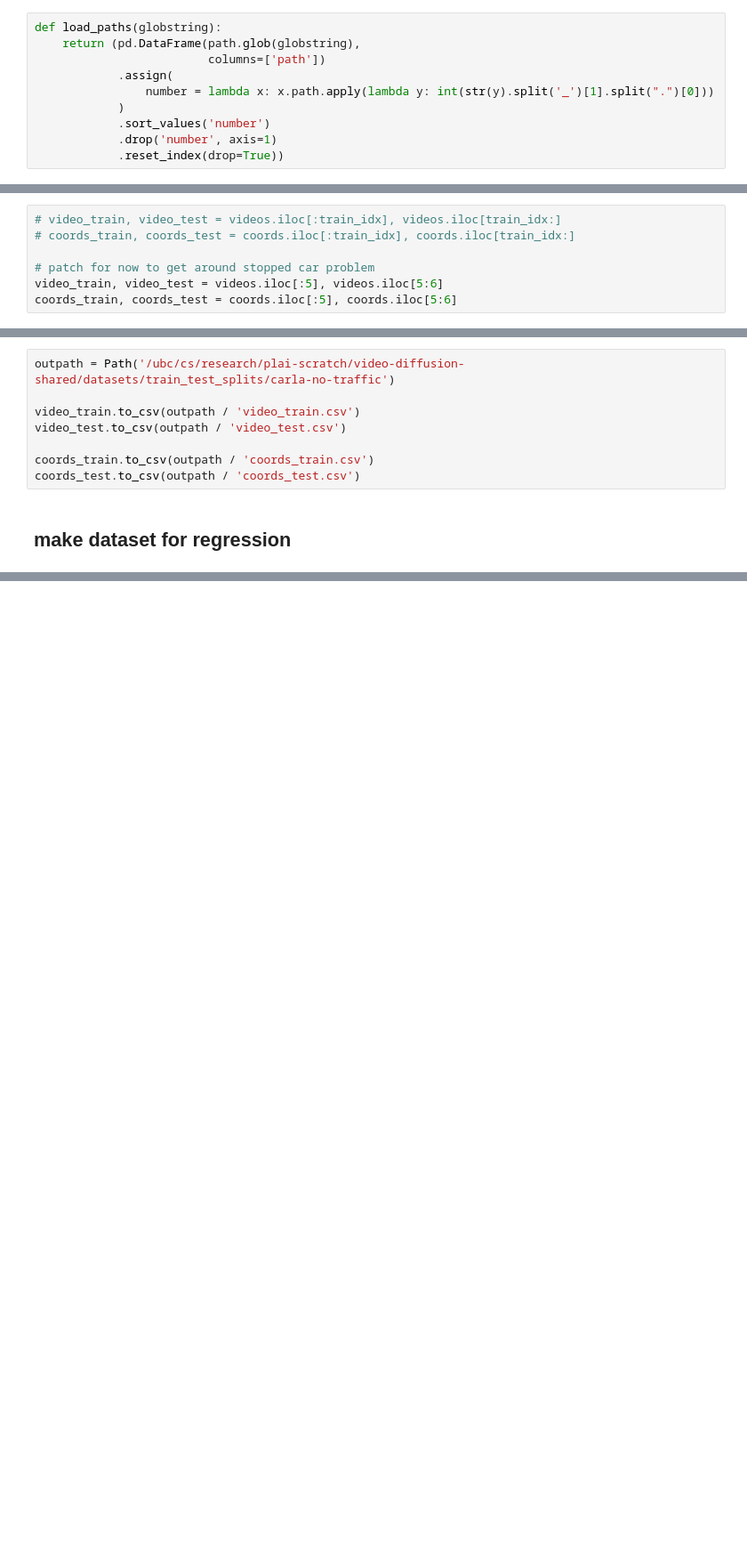
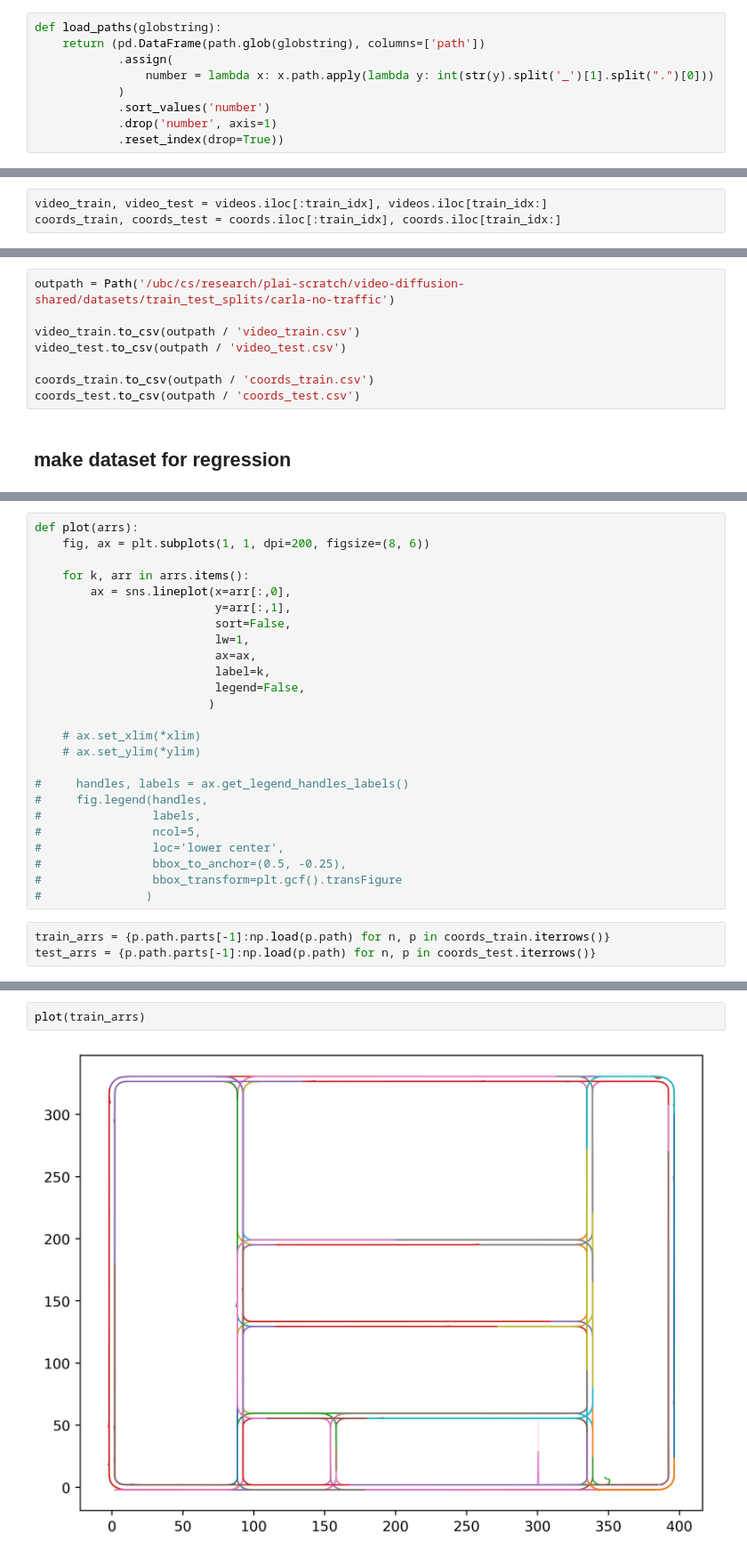
Before and after one commit to cliangyu/video-diffusion, a Jupyter notebook: notebooks/carla-train-test-split.ipynb, the cells around one changed output, grey strips where cells are left out. Shown at 89% size. Saved outputs shown, nothing was run; the diff lists cells and outputs as text; blank space fills up the shorter version.

```diff
--- a/notebooks/carla-train-test-split.ipynb
+++ b/notebooks/carla-train-test-split.ipynb
@@ -6,8 +6,7 @@ import torch
 path = Path('/ubc/cs/research/plai-scratch/video-diffusion-shared/datasets/carla-no-traffic')
 # %%
 def load_paths(globstring):
-    return (pd.DataFrame(path.glob(globstring),
-                         columns=['path'])
+    return (pd.DataFrame(path.glob(globstring), columns=['path'])
             .assign(
                 number = lambda x: x.path.apply(lambda y: int(str(y).split('_')[1].split(".")[0]))
             )
@@ -22,9 +21,5 @@ train_percentage = 0.8
 n_videos = videos.shape[0]
 train_idx = int(np.floor(n_videos * train_percentage))
 # %%
-# video_train, video_test = videos.iloc[:train_idx], videos.iloc[train_idx:]
-# coords_train, coords_test = coords.iloc[:train_idx], coords.iloc[train_idx:]
-
-# patch for now to get around stopped car problem
-video_train, video_test = videos.iloc[:5], videos.iloc[5:6]
-coords_train, coords_test = coords.iloc[:5], coords.iloc[5:6]
+video_train, video_test = videos.iloc[:train_idx], videos.iloc[train_idx:]
+coords_train, coords_test = coords.iloc[:train_idx], coords.iloc[train_idx:]
@@ -43,0 +111,28 @@ coords_test.to_csv(outpath / 'coords_test.csv')
+# %%
+def plot(arrs):
+    fig, ax = plt.subplots(1, 1, dpi=200, figsize=(8, 6))
+
+    for k, arr in arrs.items():
+        ax = sns.lineplot(x=arr[:,0],
+                          y=arr[:,1],
+                          sort=False,
+                          lw=1,
+                          ax=ax,
+                          label=k,
+                          legend=False,
+                         )
+
+    # ax.set_xlim(*xlim)
+    # ax.set_ylim(*ylim)
+
+#     handles, labels = ax.get_legend_handles_labels()
+#     fig.legend(handles,
+#                labels,
+#                ncol=5,
+#                loc='lower center',
+#                bbox_to_anchor=(0.5, -0.25),
+#                bbox_transform=plt.gcf().transFigure
+#               )
+# %%
+train_arrs = {p.path.parts[-1]:np.load(p.path) for n, p in coords_train.iterrows()}
+test_arrs = {p.path.parts[-1]:np.load(p.path) for n, p in coords_test.iterrows()}
@@ -43,0 +142,4 @@ coords_test.to_csv(outpath / 'coords_test.csv')
+# %%
+plot(train_arrs)
+# %% [output]
+[figure, added]
```
Also changed, not shown: parts of 21 cells of this notebook, 3 other files.
